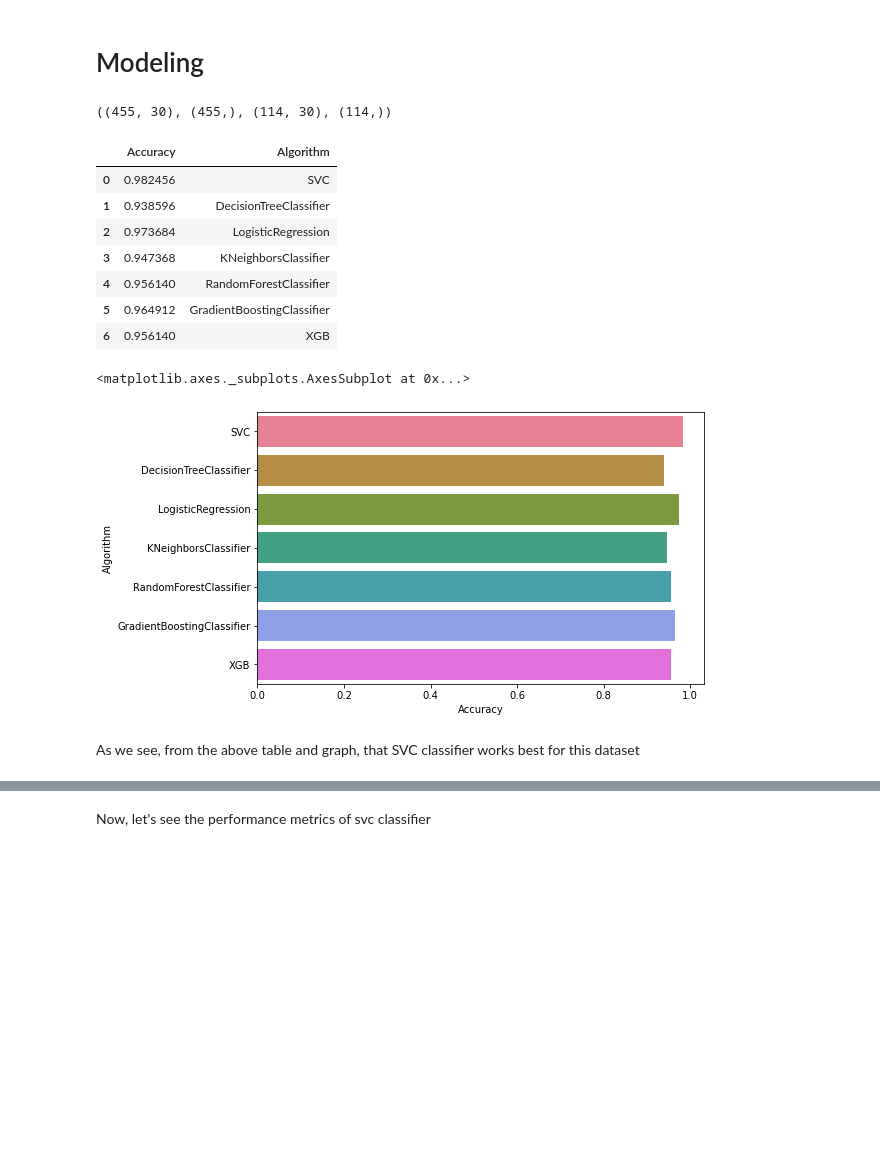
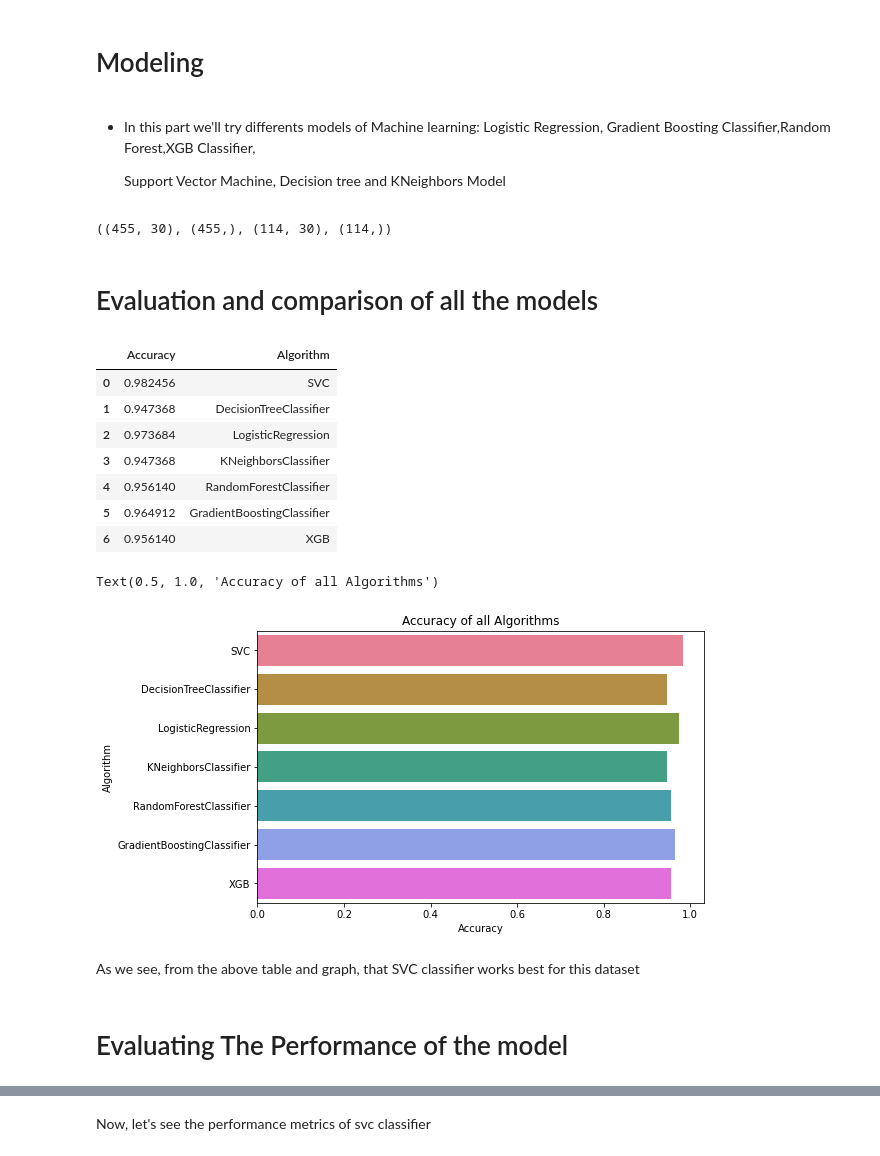
Before and after one commit to LailaMahmoudi/Breast-Cancer-Predictions-With-SVM, a Jupyter notebook: predictions-of-breast-cancer-using-svm.ipynb, the cells around one changed output, grey strips where cells are left out. Drawn from its saved outputs; the diff is of its cells as text; code cells hidden in the pictures; blank space fills up the shorter version.

```diff
--- a/predictions-of-breast-cancer-using-svm.ipynb
+++ b/predictions-of-breast-cancer-using-svm.ipynb
@@ -308,14 +362,0 @@ x= df
-# %%
-df_diag = y
-df = x
-df_n_2 = (df-df.mean())/df.std()
-
-df = pd.concat([y,df_n_2.iloc[:,0:10]], axis=1)
-
-df = pd.melt(df,id_vars="diagnosis",
-                    var_name="features",
-                    value_name='value')
-
-plt.figure(figsize=(10,10))
-sns.violinplot(x="features", y="value", hue="diagnosis", data=df,split=True, inner="quart")
-plt.xticks(rotation=90)
@@ -386,3 +441,8 @@ from sklearn.svm import SVC
+# %% [markdown]
+- In this part we'll try differents models of Machine learning: Logistic Regression, Gradient Boosting Classifier,Random Forest,XGB Classifier,
+
+
+  Support Vector Machine, Decision  tree and KNeighbors Model
 # %%
 # Logistic Regression
 
@@ -454,6 +514,8 @@ y_pred_svc = svc.predict(X_test)
 X_train.shape, y_train.shape,X_test.shape, y_test.shape
 # %% [output]
 ((455, 30), (455,), (114, 30), (114,))
+# %% [markdown]
+# Evaluation and comparison of all the models
 # %%
 models = []
 
@@ -476,16 +538,18 @@ data_frame
 # %% [output]
 |  | Accuracy | Algorithm |
 | 0 | 0.982456 | SVC |
-| 1 | 0.938596 | DecisionTreeClassifier |
+| 1 | 0.947368 | DecisionTreeClassifier |
 | 2 | 0.973684 | LogisticRegression |
 | 3 | 0.947368 | KNeighborsClassifier |
 | 4 | 0.956140 | RandomForestClassifier |
 | 5 | 0.964912 | GradientBoostingClassifier |
 | 6 | 0.956140 | XGB |
 # %%
-sns.barplot(data_frame['Accuracy'],data_frame['Algorithm'],palette= "husl")
+sns.barplot(data_frame['Accuracy'],data_frame['Algorithm'],palette= "husl").set_title('Accuracy of all Algorithms')
 # %% [output]
-<matplotlib.axes._subplots.AxesSubplot at 0x...>
+Text(0.5, 1.0, 'Accuracy of all Algorithms')
-[figure, old version]
+[figure, new version]
 # %% [markdown]
 As we see, from the above table and graph, that SVC classifier works best for this dataset
+# %% [markdown]
+# Evaluating The Performance of the model
```
Also changed, not shown: parts of 65 cells of this notebook.
